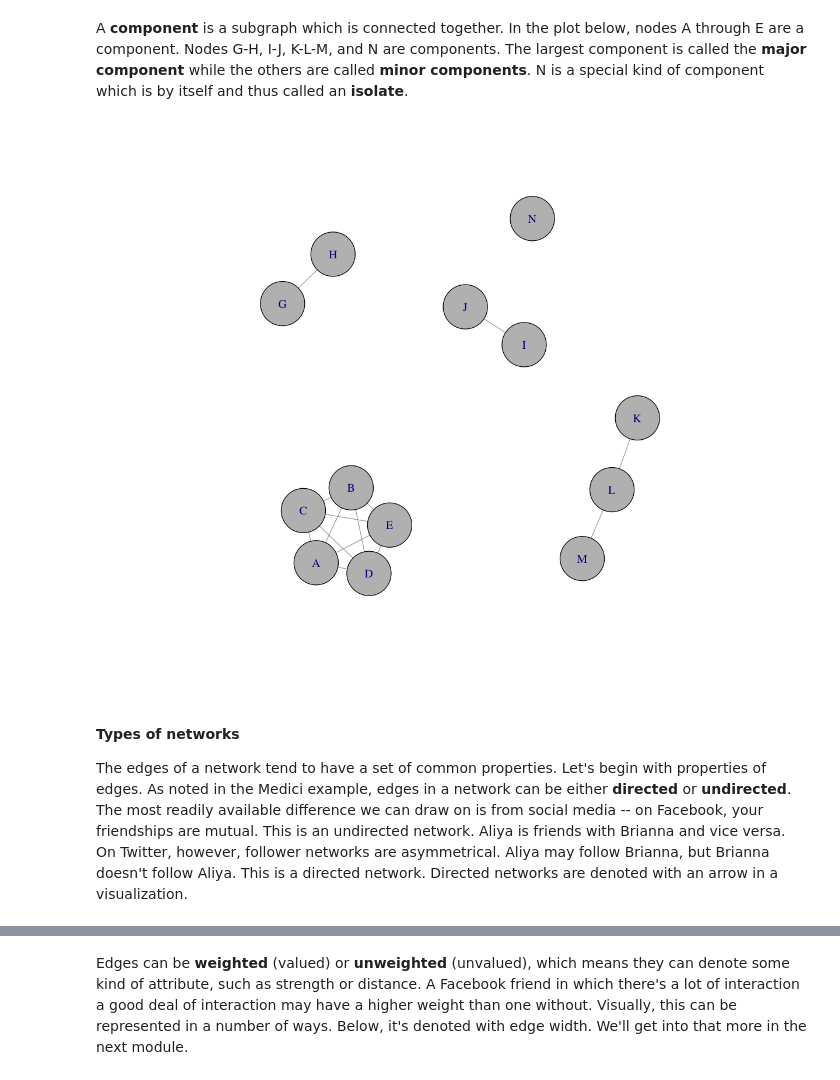
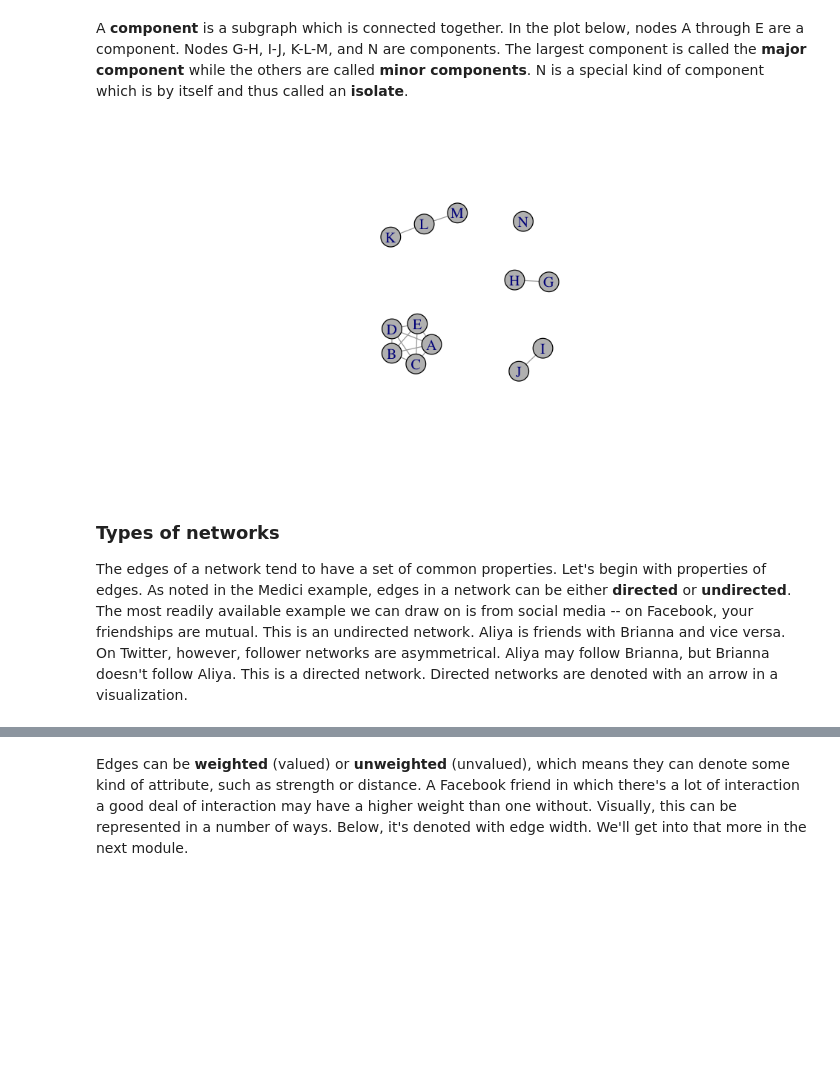
Before and after one commit to alexhanna/zurich-sna, a Jupyter notebook: Introduction to Social Network Analysis.ipynb, the cells around one changed output, grey strips where cells are left out. Saved outputs shown, nothing was run; the diff lists cells and outputs as text; code cells hidden in the pictures; blank space fills up the shorter version.

```diff
--- a/Introduction to Social Network Analysis.ipynb
+++ b/Introduction to Social Network Analysis.ipynb
@@ -92,15 +90,15 @@ plot(net, vertex.size = 60)
 # %% [markdown]
 A **component** is a subgraph which is connected together. In the plot below, nodes A through E are a component. Nodes G-H, I-J, K-L-M, and N are components. The largest component is called the **major component** while the others are called **minor components**. N is a special kind of component which is by itself and thus called an **isolate**.
 # %%
-options(repr.plot.width = 10, repr.plot.height = 8)
+options(repr.plot.width = 8, repr.plot.height = 4)
 net <- graph_from_literal(A:B:C:D:E - A:B:C:D:E, G-H, I-J, K-L-M, N)
 plot(net, vertex.color = 'gray', vertex.size = 25)
 # %% [output]
-[figure, old version]
+[figure, new version]
 # %% [markdown]
-#### Types of networks
+### Types of networks
 
-The edges of a network tend to have a set of common properties. Let's begin with properties of edges. As noted in the Medici example, edges in a network can be either **directed** or **undirected**. The most readily available difference we can draw on is from social media -- on Facebook, your friendships are mutual. This is an undirected network. Aliya is friends with Brianna and vice versa. On Twitter, however, follower networks are asymmetrical. Aliya may follow Brianna, but Brianna doesn't follow Aliya. This is a directed network. Directed networks are denoted with an arrow in a visualization.
+The edges of a network tend to have a set of common properties. Let's begin with properties of edges. As noted in the Medici example, edges in a network can be either **directed** or **undirected**. The most readily available example we can draw on is from social media -- on Facebook, your friendships are mutual. This is an undirected network. Aliya is friends with Brianna and vice versa. On Twitter, however, follower networks are asymmetrical. Aliya may follow Brianna, but Brianna doesn't follow Aliya. This is a directed network. Directed networks are denoted with an arrow in a visualization.
 # %%
 ## shrink plot size
 options(repr.plot.width = 4, repr.plot.height = 3)
```
Also changed, not shown: parts of 24 cells of this notebook.
